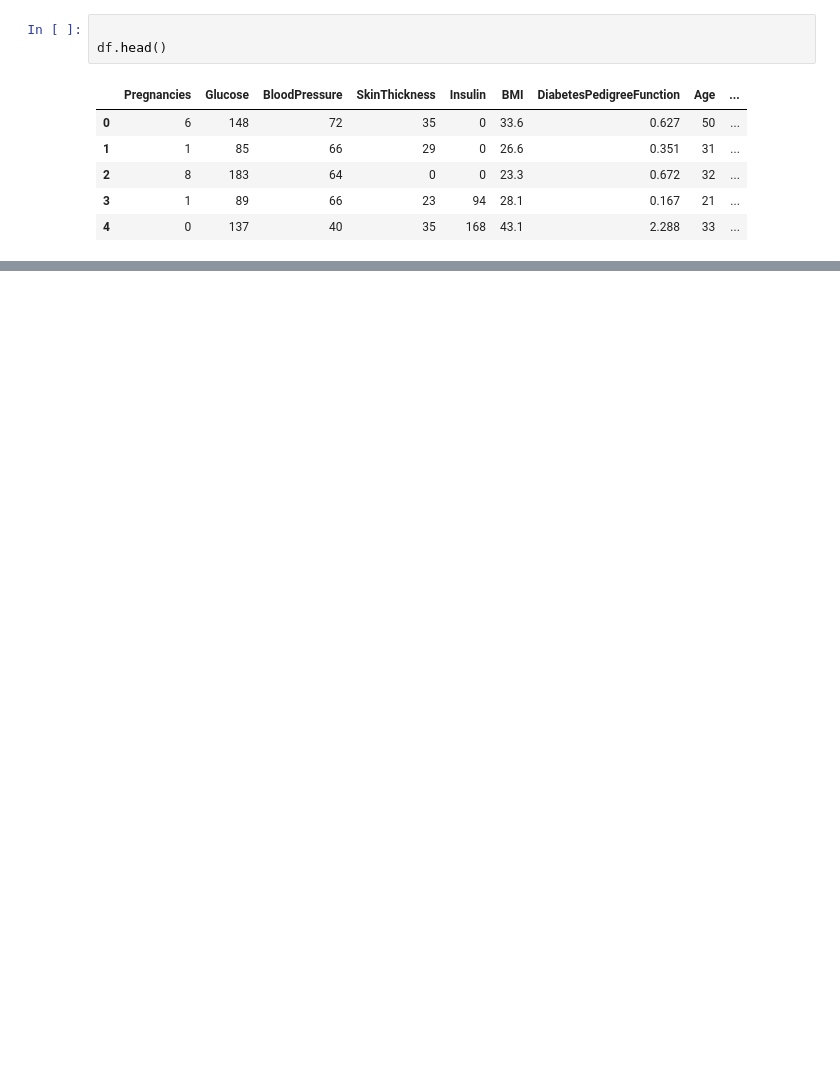
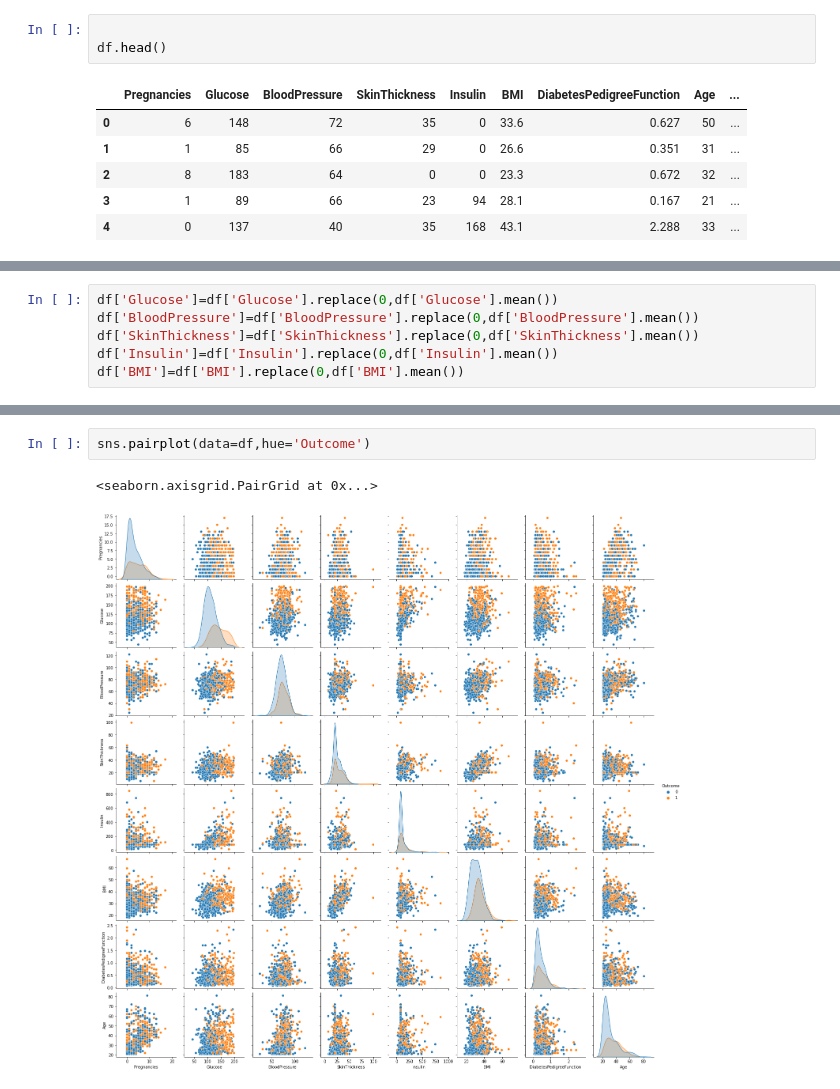
Before and after one commit to Htyagi2003/Coding, a Jupyter notebook: data science/random forest/notebook.ipynb, the cells around one changed output, grey strips where cells are left out. Saved outputs shown, nothing was run; the diff lists cells and outputs as text; blank space fills up the shorter version.

```diff
--- a/data science/random forest/notebook.ipynb
+++ b/data science/random forest/notebook.ipynb
@@ -53,0 +90,6 @@ df.describe()
+# %%
+df['Glucose']=df['Glucose'].replace(0,df['Glucose'].mean())
+df['BloodPressure']=df['BloodPressure'].replace(0,df['BloodPressure'].mean())
+df['SkinThickness']=df['SkinThickness'].replace(0,df['SkinThickness'].mean())
+df['Insulin']=df['Insulin'].replace(0,df['Insulin'].mean())
+df['BMI']=df['BMI'].replace(0,df['BMI'].mean())
@@ -53,0 +108,5 @@ df.describe()
+# %%
+sns.pairplot(data=df,hue='Outcome')
+# %% [output]
+<seaborn.axisgrid.PairGrid at 0x...>
+[figure, added]
```
Also changed, not shown: parts of 32 cells of this notebook, 49 other files.
